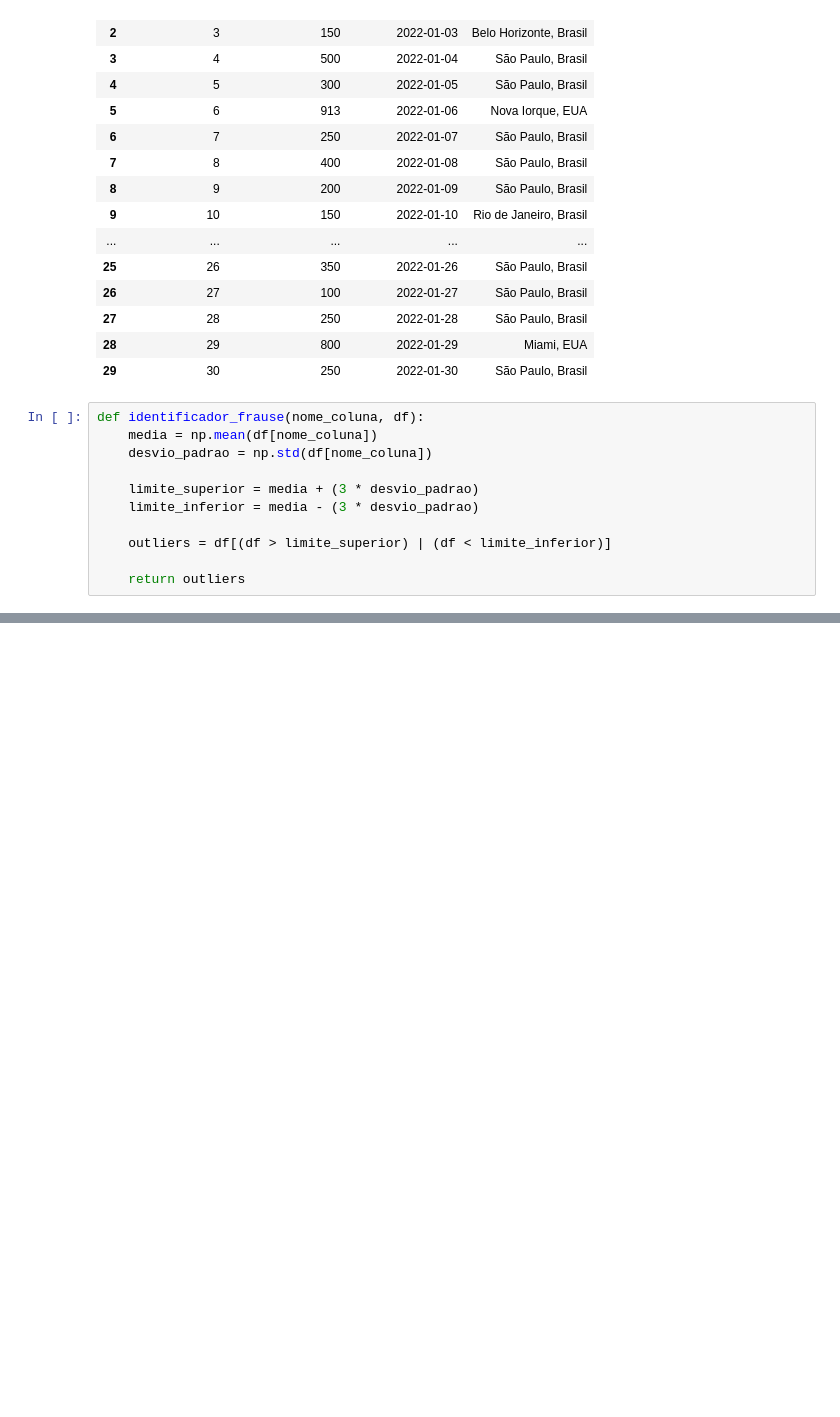
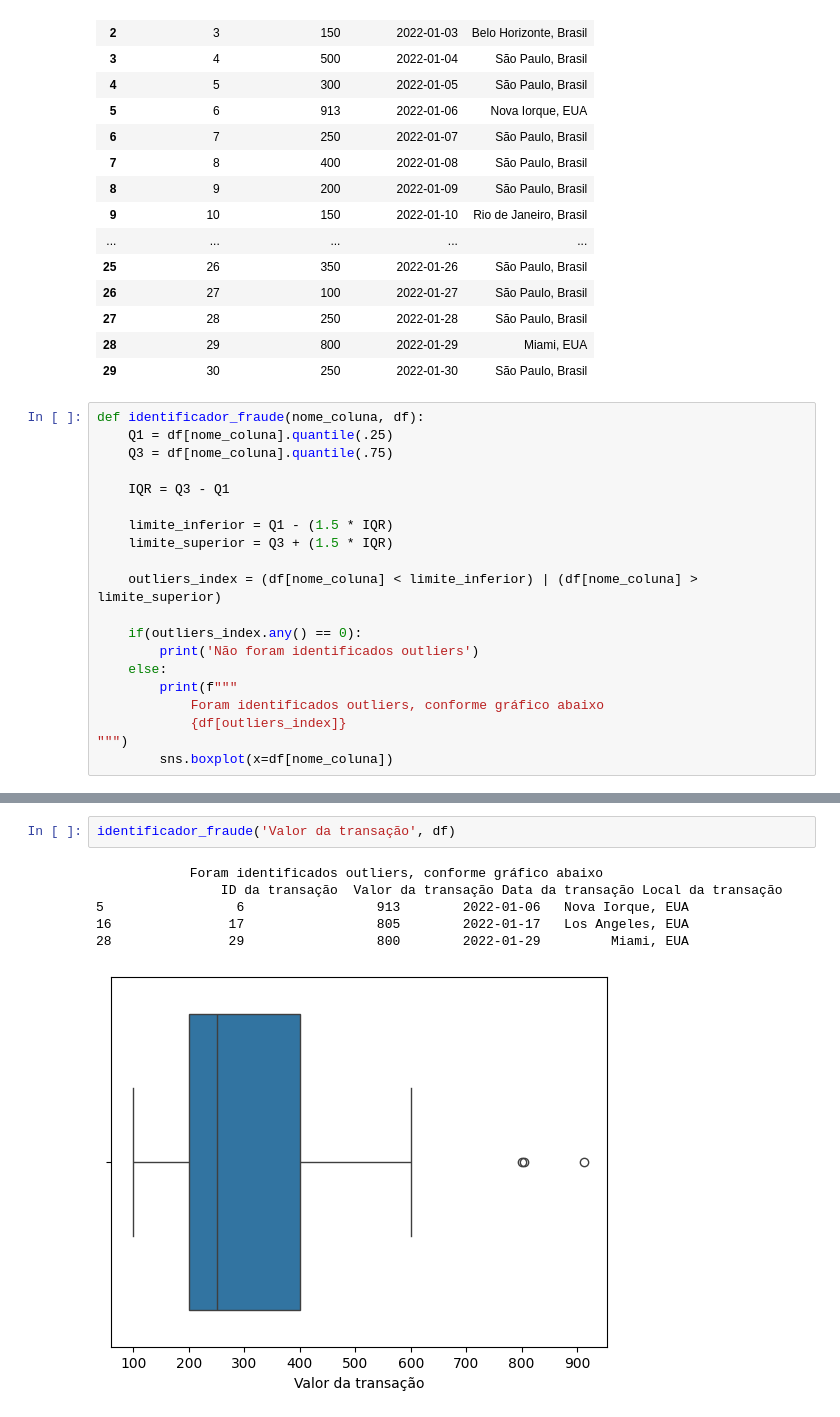
Before and after one commit to ocfurtado/pandas_limpeza_tratamento_dados, a Jupyter notebook: limpeza_tratamento_churn.ipynb, the cells around one changed output, grey strips where cells are left out. Saved outputs shown, nothing was run; the diff lists cells and outputs as text; blank space fills up the shorter version.

```diff
--- a/limpeza_tratamento_churn.ipynb
+++ b/limpeza_tratamento_churn.ipynb
@@ -973,14 +973,23 @@ df
 | 28 | 29 | 800 | 2022-01-29 | Miami, EUA |
 | 29 | 30 | 250 | 2022-01-30 | São Paulo, Brasil |
 # %%
-def identificador_frause(nome_coluna, df):
-    media = np.mean(df[nome_coluna])
-    desvio_padrao = np.std(df[nome_coluna])
+def identificador_fraude(nome_coluna, df):
+    Q1 = df[nome_coluna].quantile(.25)
+    Q3 = df[nome_coluna].quantile(.75)
 
-    limite_superior = media + (3 * desvio_padrao)
-    limite_inferior = media - (3 * desvio_padrao)
+    IQR = Q3 - Q1
 
-    outliers = df[(df > limite_superior) | (df < limite_inferior)]
+    limite_inferior = Q1 - (1.5 * IQR)
+    limite_superior = Q3 + (1.5 * IQR)
 
-    return outliers
+    outliers_index = (df[nome_coluna] < limite_inferior) | (df[nome_coluna] > limite_superior)
+
+    if(outliers_index.any() == 0):
+        print('Não foram identificados outliers')
+    else:
+        print(f"""
+            Foram identificados outliers, conforme gráfico abaixo
+            {df[outliers_index]}
+""")
+        sns.boxplot(x=df[nome_coluna])
 # %%
@@ -987,0 +1000,9 @@ def identificador_frause(nome_coluna, df):
+# %%
+identificador_fraude('Valor da transação', df)
+# %% [output]
+            Foram identificados outliers, conforme gráfico abaixo
+                ID da transação  Valor da transação Data da transação Local da transação
+5                 6                 913        2022-01-06   Nova Iorque, EUA
+16               17                 805        2022-01-17   Los Angeles, EUA
+28               29                 800        2022-01-29         Miami, EUA
+[figure, added]
```
Also changed, not shown: parts of 1 cell of this notebook, 4 other files.
